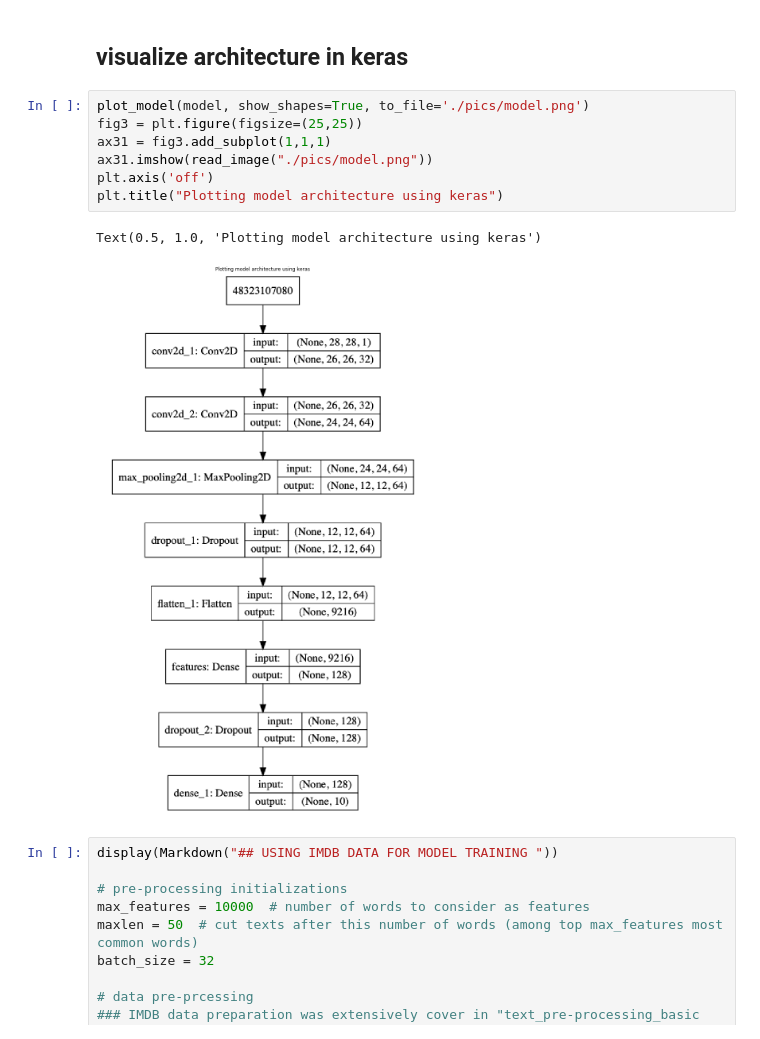
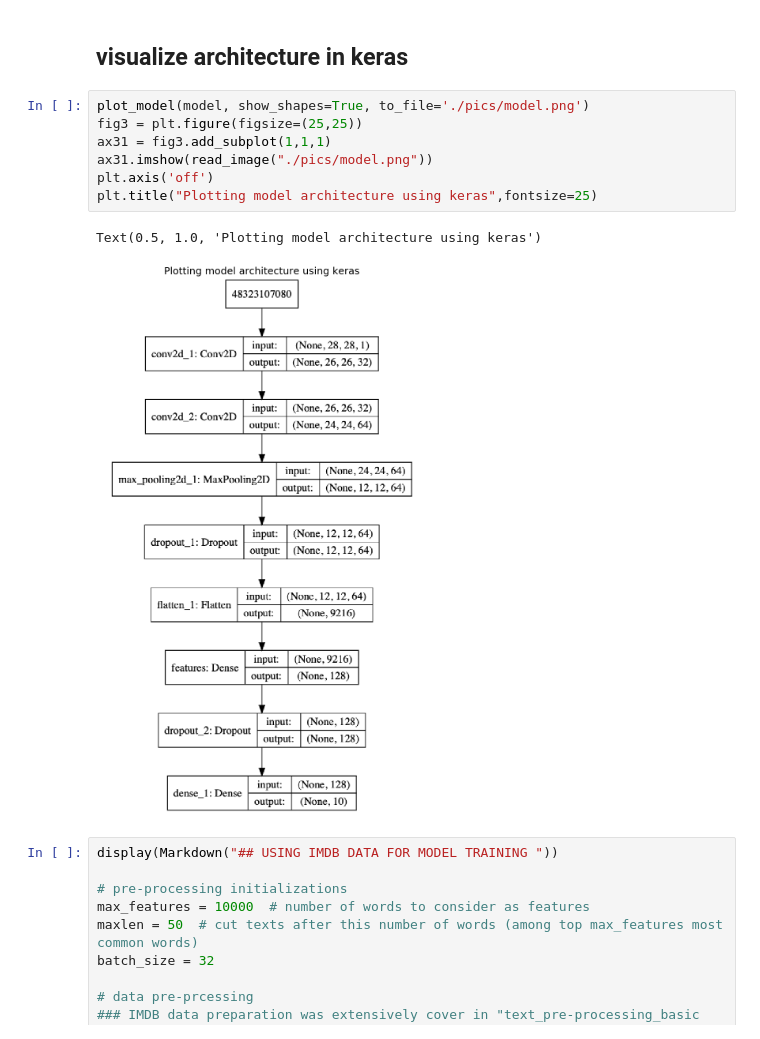
Before and after one commit to SanjyotZade/deep-learning-with-keras, a Jupyter notebook: Advanced_deep_learning_best_practices/tensorboard_with_keras.ipynb, the cells around one changed output. Saved outputs shown, nothing was run; the diff lists cells and outputs as text.

```diff
--- a/Advanced_deep_learning_best_practices/tensorboard_with_keras.ipynb
+++ b/Advanced_deep_learning_best_practices/tensorboard_with_keras.ipynb
@@ -212,13 +212,13 @@ Text(0.5, 1.0, "Final vector's cluster visualization")
 # %%
 plot_model(model, show_shapes=True, to_file='./pics/model.png')
 fig3 = plt.figure(figsize=(25,25))
 ax31 = fig3.add_subplot(1,1,1)
 ax31.imshow(read_image("./pics/model.png"))
 plt.axis('off')
-plt.title("Plotting model architecture using keras")
+plt.title("Plotting model architecture using keras",fontsize=25)
 # %% [output]
 Text(0.5, 1.0, 'Plotting model architecture using keras')
-[figure, old version]
+[figure, new version]
 # %%
 display(Markdown("## USING IMDB DATA FOR MODEL TRAINING "))
 
```
Also changed, not shown: 1 other file.
